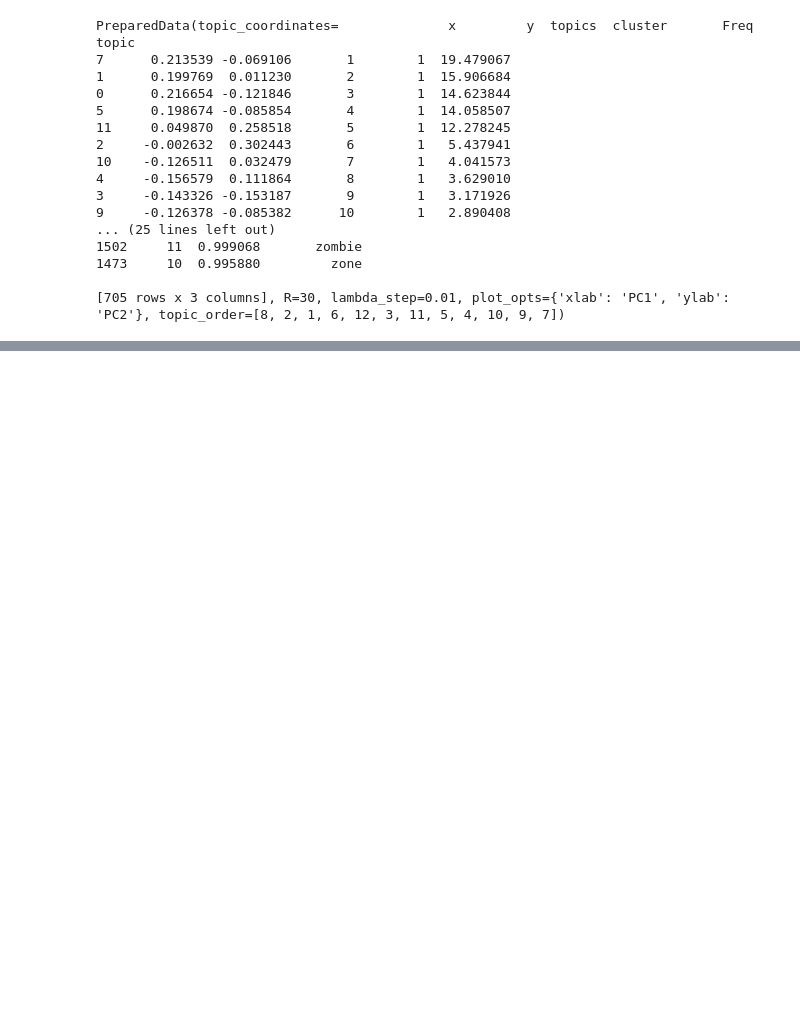
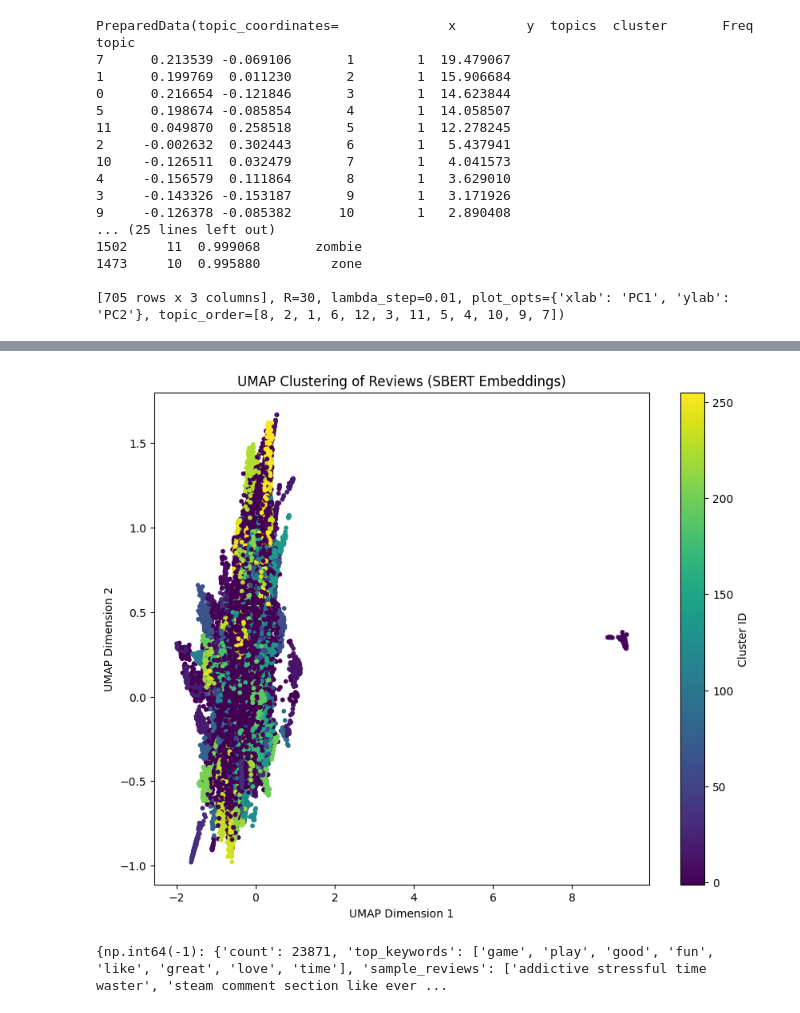
Before and after one commit to CGU-08-IST-332-nlp-steam-name/group-project, a Jupyter notebook: unsupervised_learning.ipynb, the cells around one changed output, grey strips where cells are left out. Saved outputs shown, nothing was run; the diff lists cells and outputs as text; code cells hidden in the pictures; blank space fills up the shorter version.

```diff
--- a/unsupervised_learning.ipynb
+++ b/unsupervised_learning.ipynb
@@ -381,0 +524,20 @@ topic
+# %%
+#UMAP + HDBSCAN
+
+umap_model = umap.UMAP(
+    n_neighbors=30,
+    n_components=10,    # ← MUCH better for clustering
+    metric='cosine',
+    random_state=42
+)
+
+embeddings_reduced = umap_model.fit_transform(embeddings)
+
+clusterer = hdbscan.HDBSCAN(
+    min_cluster_size=25,   # ← avoids micro-clusters
+    min_samples=10,
+    metric='euclidean'
+)
+
+cluster_labels = clusterer.fit_predict(embeddings_reduced)
+df["cluster"] = cluster_labels
@@ -381,0 +604,18 @@ topic
+# %%
+import matplotlib.pyplot as plt
+
+plt.figure(figsize=(10, 8))
+scatter = plt.scatter(
+    embeddings_reduced[:, 0],
+    embeddings_reduced[:, 1],
+    c=df["cluster"],
+    s=10
+)
+
+plt.title("UMAP Clustering of Reviews (SBERT Embeddings)")
+plt.xlabel("UMAP Dimension 1")
+plt.ylabel("UMAP Dimension 2")
+plt.colorbar(scatter, label="Cluster ID")
+plt.show()
+# %% [output]
+[figure, added]
@@ -381,0 +637,27 @@ topic
+# %%
+def cluster_summaries(df):
+    cluster_summaries = {}
+
+    for cluster_id in sorted(df["cluster"].unique()):
+        cluster_docs = df[df["cluster"] == cluster_id]["review_text"].tolist()
+
+        if len(cluster_docs) == 0:
+            continue
+
+        top_keywords = get_top_keywords(cluster_docs, n=8)
+
+        # Simple rule-based summary (avoids hallucination, safe for offline)
+        summary = f"Cluster {cluster_id}: Themes appear to involve {', '.join(top_keywords[:5])}."
+
+        # Save
+        cluster_summaries[cluster_id] = {
+            "count": len(cluster_docs),
+            "top_keywords": top_keywords,
+            "sample_reviews": cluster_docs[:5],
+            "summary": summary
+        }
+    return cluster_summaries
+
+print(cluster_summaries(df))
+# %% [output]
+{np.int64(-1): {'count': 23871, 'top_keywords': ['game', 'play', 'good', 'fun', 'like', 'great', 'love', 'time'], 'sample_reviews': ['addictive stressful time waster', 'steam comment section like ever ...
```
Also changed, not shown: parts of 13 cells of this notebook.
